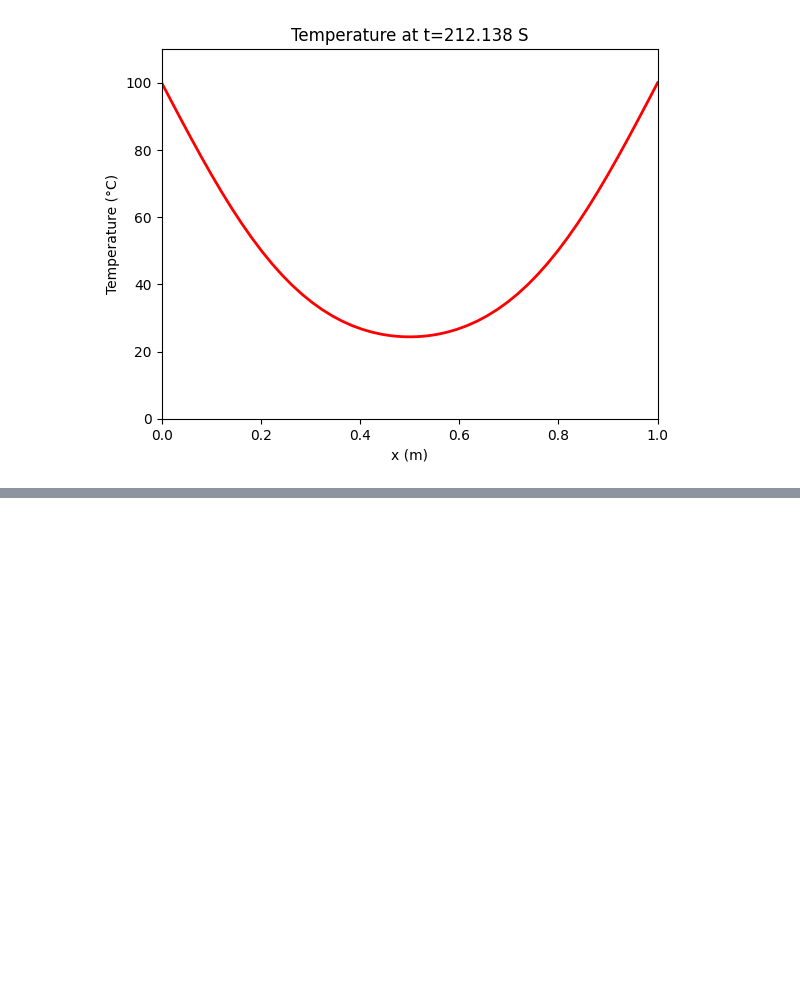
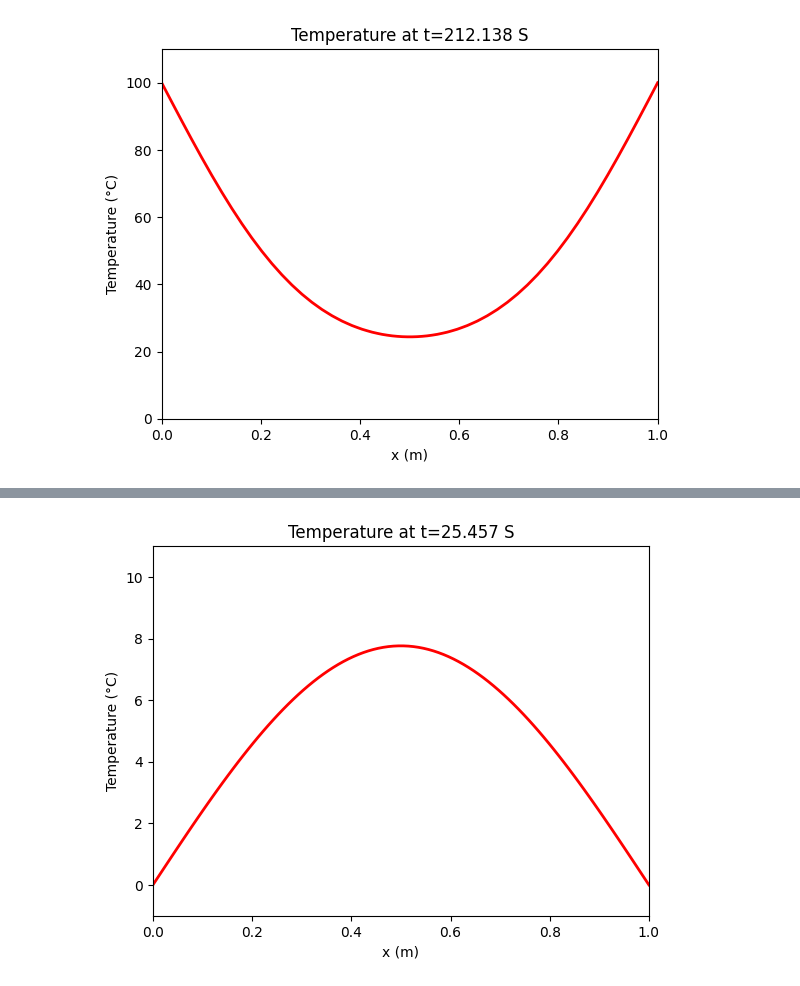
Before and after one commit to martinagg7/sn_clase, a Jupyter notebook: clase 18 mar/ecuacion_calor.ipynb, the cells around one changed output, grey strips where cells are left out. Saved outputs shown, nothing was run; the diff lists cells and outputs as text; code cells hidden in the pictures; blank space fills up the shorter version.

```diff
--- a/clase 18 mar/ecuacion_calor.ipynb
+++ b/clase 18 mar/ecuacion_calor.ipynb
@@ -134,0 +139,52 @@ plt.show()
+# %%
+# Parámetros del problema
+L = 1.0                  # Longitud de la barra (m)
+alpha = 0.001            # Nueva difusividad térmica (m^2/s)
+Nx = 100                 # Número de puntos espaciales
+dx = L / (Nx - 1)        # Paso espacial
+dt = 0.5 * dx**2 / alpha # Paso de tiempo que cumple la condición de estabilidad
+Nt = 500                 # Número de pasos de tiempo
+
+# Verificación de la condición de estabilidad
+lambda_ = alpha * dt / dx**2
+assert lambda_ <= 0.5, "Condición de estabilidad no satisfecha, reduce dt o aumenta dx"
+
+# Discretización espacial
+x = np.linspace(0, L, Nx)
+
+# Condición inicial: T(x,0) = 10 * sin(pi * x)
+T = 10 * np.sin(np.pi * x)
+
+# Condiciones de frontera
+T[0] = 0
+T[-1] = 0
+
+# Configurar la figura para la animación
+fig, ax = plt.subplots()
+line, = ax.plot(x, T, 'r-', linewidth=2)
+ax.set_xlim(0, L)
+ax.set_ylim(-1, 11)
+ax.set_xlabel("x (m)")
+ax.set_ylabel("Temperature (°C)")
+title = ax.set_title("Temperature at t=0.000 S")
+
+# Función de actualización para la animación
+def update(frame):
+    global T
+    T_new = T.copy()
+    for i in range(1, Nx - 1):
+        T_new[i] = lambda_ * T[i + 1] + (1 - 2 * lambda_) * T[i] + lambda_ * T[i - 1]
+    T = T_new
+    line.set_ydata(T)
+    title.set_text(f"Temperature at t={frame * dt:.3f} S")
+    return line, title
+
+# Crear animación
+ani = animation.FuncAnimation(fig, update, frames=Nt, interval=50, blit=True)
+
+# Guardar la animación como GIF
+ani.save("heat_diffusion_alpha_sin.gif", writer=animation.PillowWriter(fps=20))
+
+plt.show()
+# %% [output]
+[figure, added]
```
Also changed, not shown: parts of 6 cells of this notebook, 1 other file.
